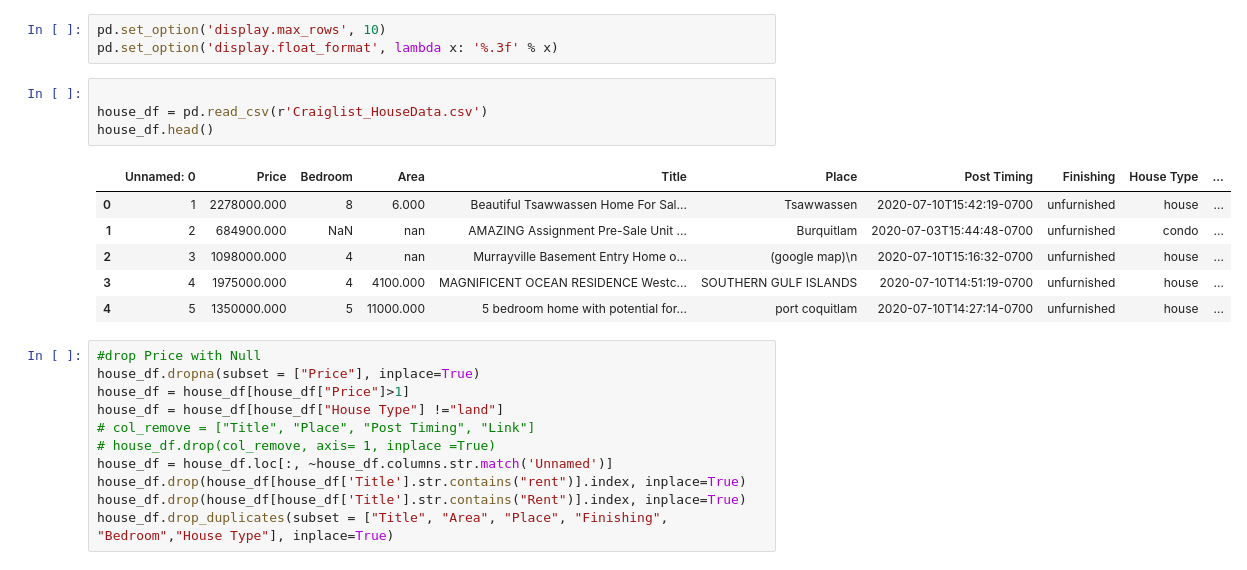
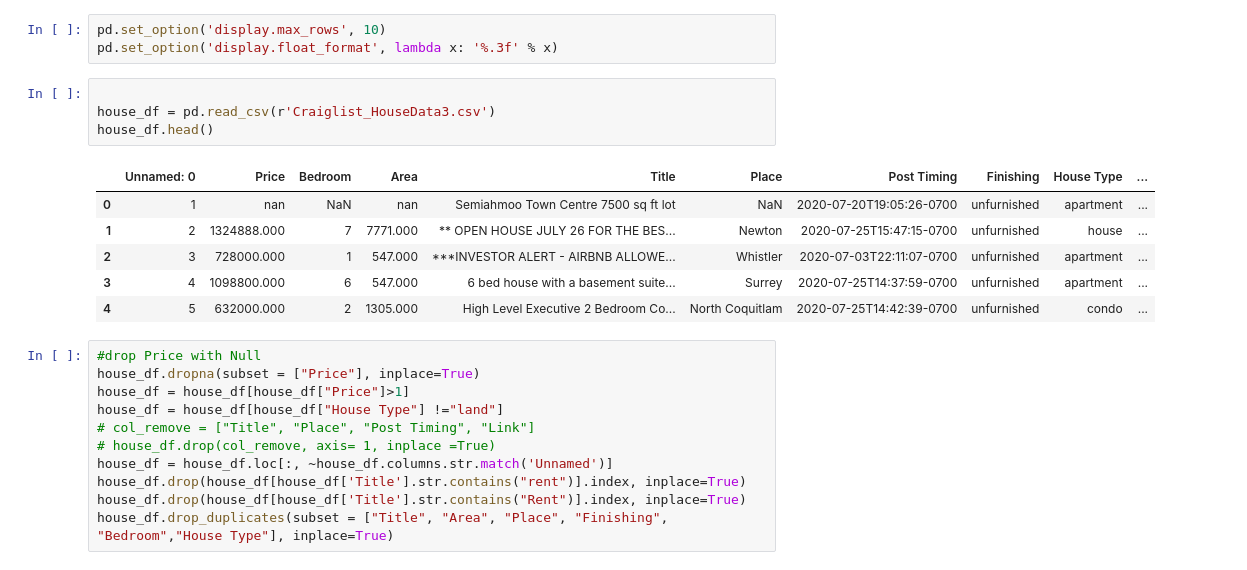
Before and after one commit to Kailash7dev/Craigslist-Housing-Price-Prediction, a Jupyter notebook: EDA_house_price_prediction.ipynb, the cells around one changed output. Drawn from its saved outputs; the diff is of its cells as text.

```diff
--- a/EDA_house_price_prediction.ipynb
+++ b/EDA_house_price_prediction.ipynb
@@ -15,15 +15,15 @@ pd.set_option('display.max_rows', 10)
 pd.set_option('display.float_format', lambda x: '%.3f' % x)
 # %%
 
-house_df = pd.read_csv(r'Craiglist_HouseData.csv')
+house_df = pd.read_csv(r'Craiglist_HouseData3.csv')
 house_df.head()
 # %% [output]
 |  | Unnamed: 0 | Price | Bedroom | Area | Title | Place | Post Timing | Finishing | House Type | ... |
-| 0 | 1 | 2278000.000 | 8 | 6.000 | Beautiful Tsawwassen Home For Sal... | Tsawwassen | 2020-07-10T15:42:19-0700 | unfurnished | house | ... |
-| 1 | 2 | 684900.000 | NaN | nan | AMAZING Assignment Pre-Sale Unit ... | Burquitlam | 2020-07-03T15:44:48-0700 | unfurnished | condo | ... |
-| 2 | 3 | 1098000.000 | 4 | nan | Murrayville Basement Entry Home o... | (google map)\n | 2020-07-10T15:16:32-0700 | unfurnished | house | ... |
-| 3 | 4 | 1975000.000 | 4 | 4100.000 | MAGNIFICENT OCEAN RESIDENCE Westc... | SOUTHERN GULF ISLANDS | 2020-07-10T14:51:19-0700 | unfurnished | house | ... |
-| 4 | 5 | 1350000.000 | 5 | 11000.000 | 5 bedroom home with potential for... | port coquitlam | 2020-07-10T14:27:14-0700 | unfurnished | house | ... |
+| 0 | 1 | nan | NaN | nan | Semiahmoo Town Centre 7500 sq ft lot | NaN | 2020-07-20T19:05:26-0700 | unfurnished | apartment | ... |
+| 1 | 2 | 1324888.000 | 7 | 7771.000 | ** OPEN HOUSE JULY 26 FOR THE BES... | Newton | 2020-07-25T15:47:15-0700 | unfurnished | house | ... |
+| 2 | 3 | 728000.000 | 1 | 547.000 | ***INVESTOR ALERT - AIRBNB ALLOWE... | Whistler | 2020-07-03T22:11:07-0700 | unfurnished | apartment | ... |
+| 3 | 4 | 1098800.000 | 6 | 547.000 | 6 bed house with a basement suite... | Surrey | 2020-07-25T14:37:59-0700 | unfurnished | apartment | ... |
+| 4 | 5 | 632000.000 | 2 | 1305.000 | High Level Executive 2 Bedroom Co... | North Coquitlam | 2020-07-25T14:42:39-0700 | unfurnished | condo | ... |
 # %%
 #drop Price with Null
 house_df.dropna(subset = ["Price"], inplace=True)
```
Also changed, not shown: parts of 29 cells of this notebook, 9 other files.
